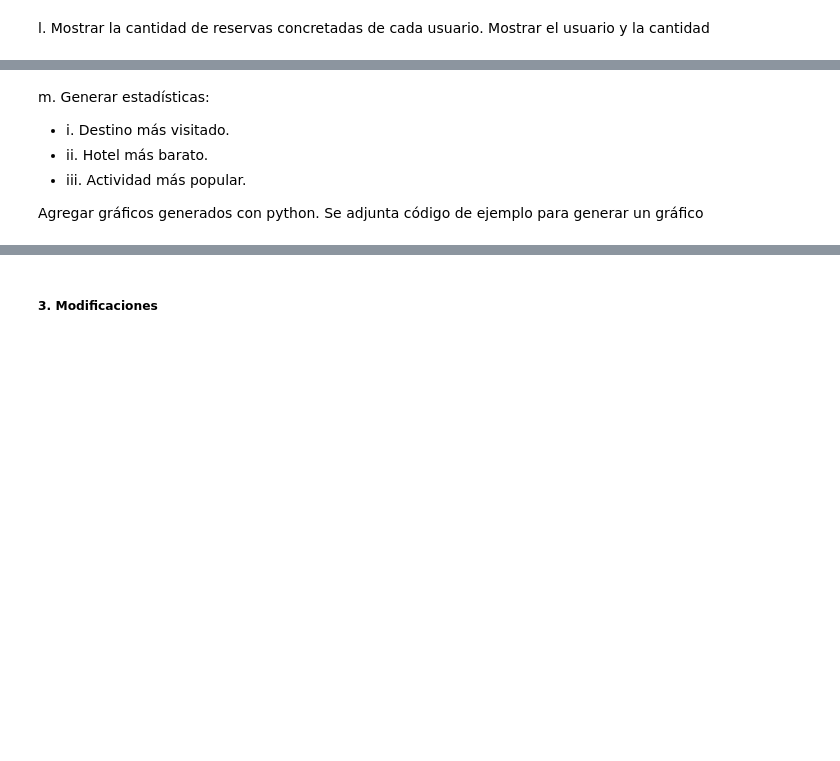
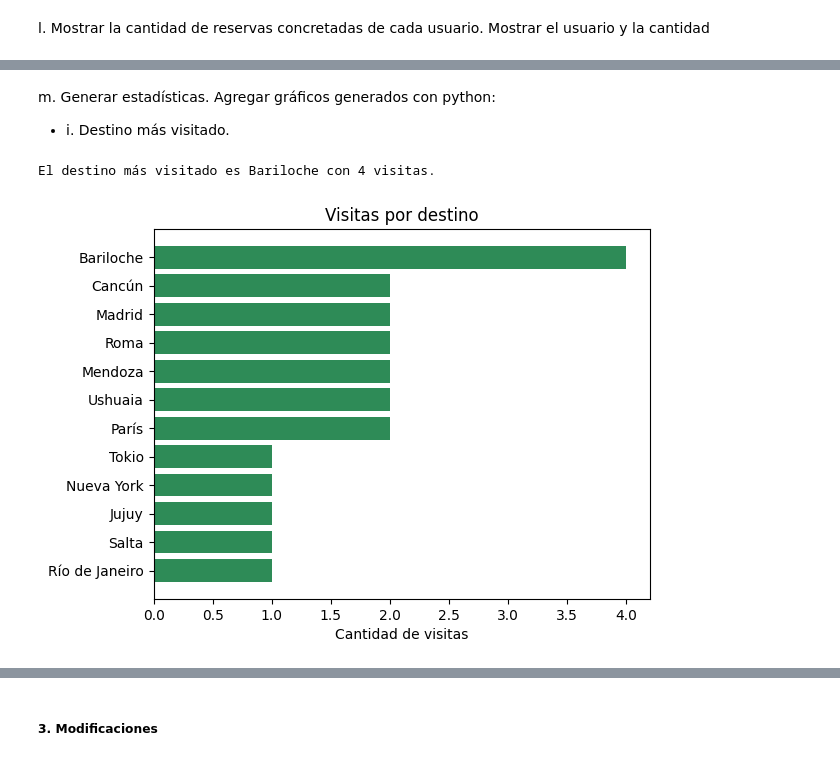
Before and after one commit to DaiValdez/Trabajo_integrador, a Jupyter notebook: notebooks/trabajo_integrador.ipynb, the cells around one changed output, grey strips where cells are left out. Cells and saved outputs as stored; diff of their text form; code cells hidden in the pictures; blank space fills up the shorter version.

Commit message:
Realicé dos gráficos

```diff
--- a/notebooks/trabajo_integrador.ipynb
+++ b/notebooks/trabajo_integrador.ipynb
@@ -542,8 +542,38 @@ Usuario: Martín Herrera, Cantidad de reservas: 2
 # %% [markdown]
-m. Generar estadísticas:
+m. Generar estadísticas. Agregar gráficos generados con python:
   - i. Destino más visitado.
-  - ii. Hotel más barato.
-  - iii. Actividad más popular.
-
-Agregar gráficos generados con python. Se adjunta código de ejemplo para
-generar un gráfico
+# %%
+import matplotlib.pyplot as plt
+
+# Obtener destino más visitado
+driver = get_neo4j_driver()
+
+with driver.session() as session:
+    resultado = session.run("""
+        MATCH (u:Usuario)-[:VISITO]->(d:Destino)
+        RETURN d.ciudad AS ciudad, COUNT(u) AS visitas
+        ORDER BY visitas DESC
+    """)
+
+    ciudades = []
+    visitas = []
+    for record in resultado:
+        ciudades.append(record["ciudad"])
+        visitas.append(record["visitas"])
+
+    print(f"El destino más visitado es {ciudades[0]} con {visitas[0]} visitas.")
+
+driver.close()
+
+# Gráfico de visitas por destino
+
+# Invertir listas para que el más visitado quede arriba
+ciudades = ciudades[::-1]
+visitas = visitas[::-1]
+plt.barh(ciudades, visitas, color="seagreen")
+plt.title("Visitas por destino")
+plt.xlabel("Cantidad de visitas")
+plt.show()
+# %% [output]
+El destino más visitado es Bariloche con 4 visitas.
+[figure, added]
```
Also changed, not shown: parts of 7 cells of this notebook.
